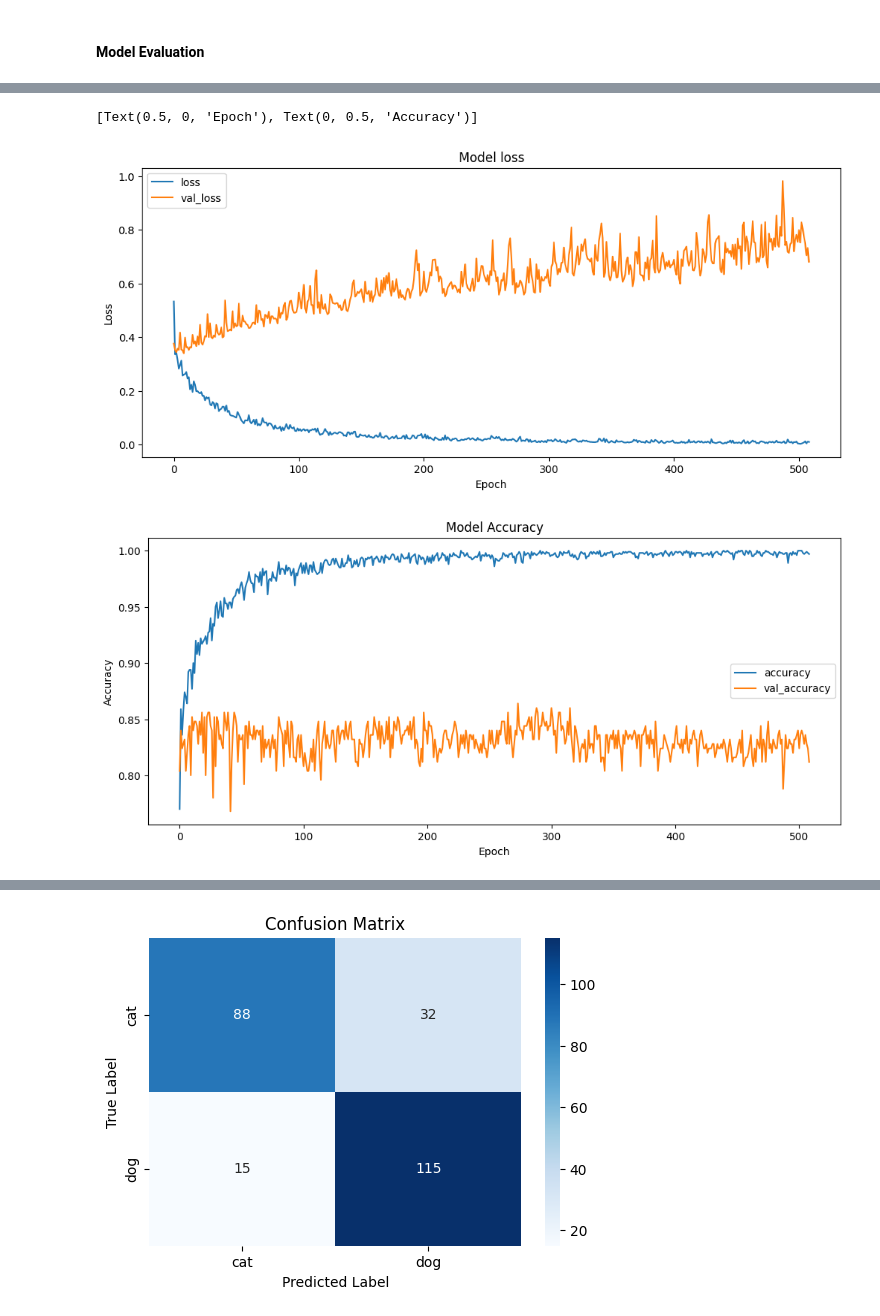
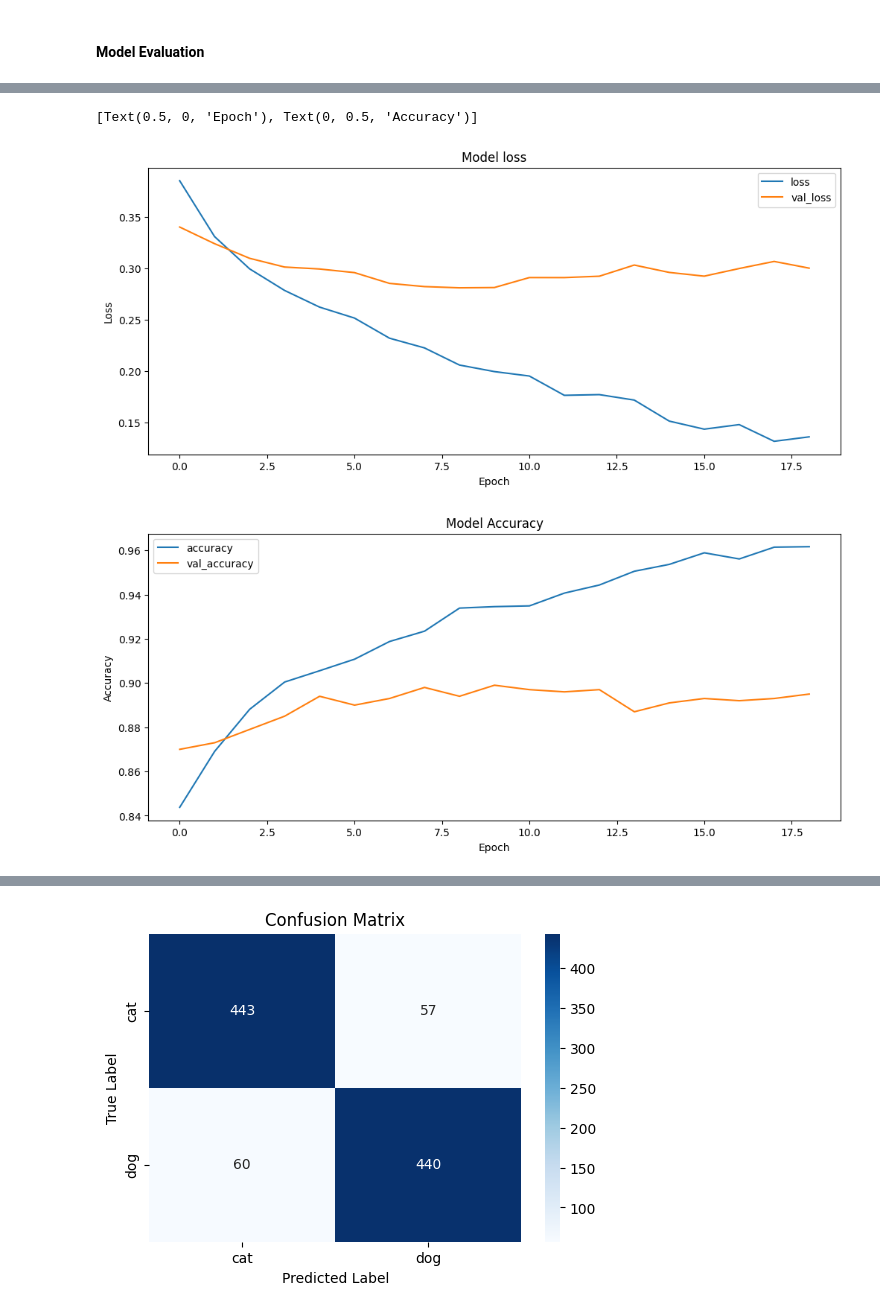
Before and after one commit to thakur420/Deep-Learning-Projects, a Jupyter notebook: Neural_Net_Using_FrameWork.ipynb, the cells around one changed output, grey strips where cells are left out. Saved outputs shown, nothing was run; the diff lists cells and outputs as text; code cells hidden in the pictures.

```diff
--- a/Neural_Net_Using_FrameWork.ipynb
+++ b/Neural_Net_Using_FrameWork.ipynb
@@ -125,8 +131,8 @@ y_train = np.where(y_train == class_1_label, 0, 1)
 y_test = np.where(y_test == class_1_label, 0, 1)
 
 # Normalize the pixel values to be between 0 and 1
-x_train = x_train / 255.0
-x_test = x_test / 255.0
+# x_train = x_train / 255.0
+# x_test = x_test / 255.0
 
 # Suppose x_test and y_test are tf.Tensors
 x_test_np = x_test.numpy() if tf.is_tensor(x_test) else x_test
@@ -1036,7 +1130,7 @@ transfer_learning_based_model.evaluate(test_ds)
 # %%
 # The history.history["loss"] entry is a dictionary with as many values as epochs that the
 # model was trained on.
-df_loss_acc = pd.DataFrame(history.history)
+df_loss_acc = pd.DataFrame(history_phase2.history)
 df_loss= df_loss_acc[['loss','val_loss']]
 df_loss.rename(columns={'loss':'train','val_loss':'validation'})
 df_acc= df_loss_acc[['accuracy','val_accuracy']]
@@ -1045,10 +1139,10 @@ df_loss.plot(title='Model loss',figsize=(12,5)).set(xlabel='Epoch',ylabel='Loss'
 df_acc.plot(title='Model Accuracy',figsize=(12,5)).set(xlabel='Epoch',ylabel='Accuracy')
 # %% [output]
 [Text(0.5, 0, 'Epoch'), Text(0, 0.5, 'Accuracy')]
-[figure, old version]
+[figure, new version]
-[figure, old version]
+[figure, new version]
 # %%
-y_pred = transfer_learning_based_model.predict(test_ds)
+y_pred = model.predict(test_gen)
 y_pred_classes = (y_pred > 0.5).astype(int)
 conf_matrix = confusion_matrix(y_test, y_pred_classes)
 
@@ -1067 +1161 @@ plt.show()
-[figure, old version]
+[figure, new version]
```
Also changed, not shown: parts of 27 cells of this notebook, 6 other files.
